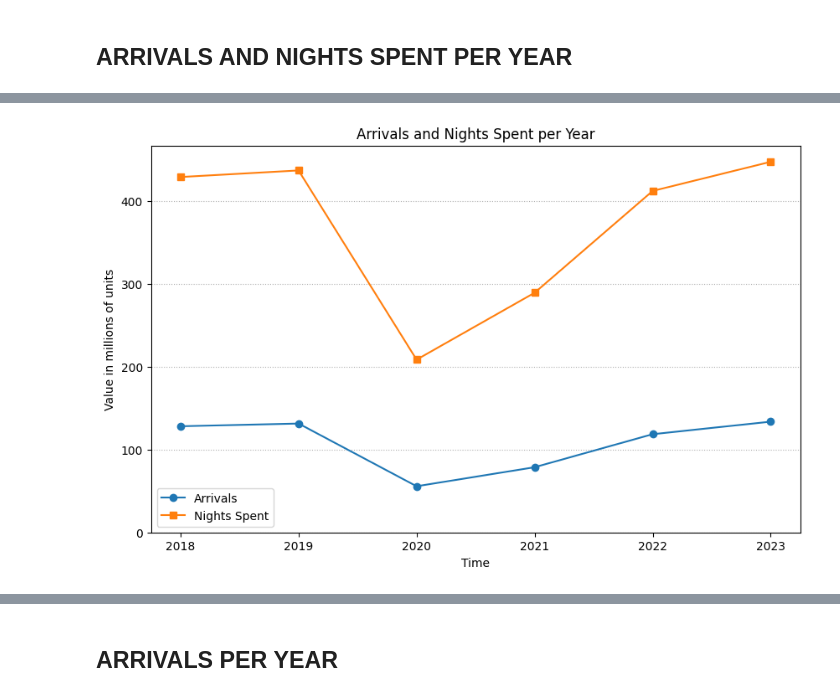
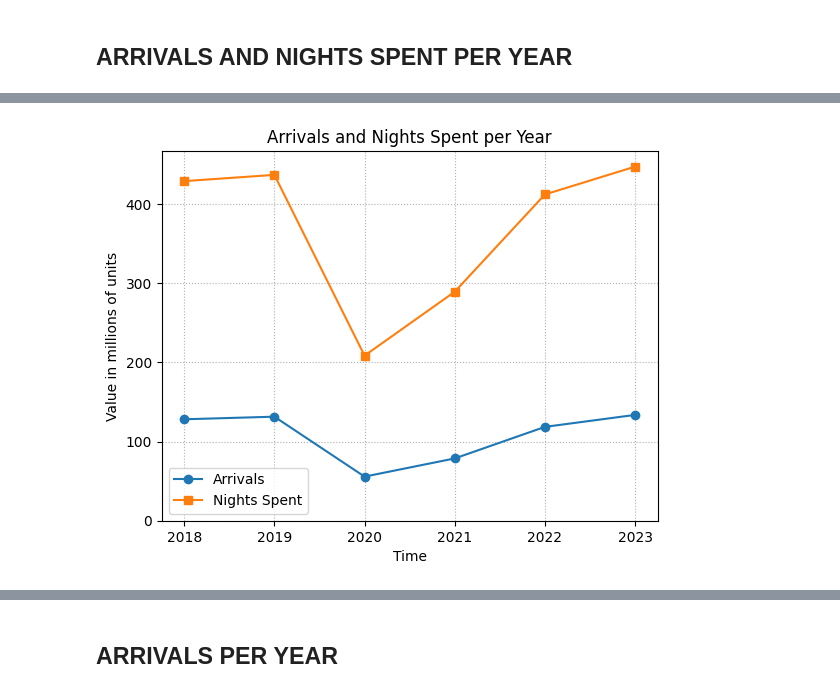
Before and after one commit to T0ls/data-Visualization, a Jupyter notebook: code/index.ipynb, the cells around one changed output, grey strips where cells are left out. Saved outputs shown, nothing was run; the diff lists cells and outputs as text; code cells hidden in the pictures.

Commit message:
feat: new graphs

```diff
--- a/code/index.ipynb
+++ b/code/index.ipynb
@@ -59,21 +74,15 @@ def get_post(d):
 # %%
-fig, ax = plt.subplots(figsize=(10, 6))
-
-# Plotting arrivals
-ax.plot(arrivals.index, arrivals['OBS_VALUE'], 'o-', label='Arrivals')
-
-# Plotting nights spent
-ax.plot(nights_spent.index, nights_spent['OBS_VALUE'], 's-', label='Nights Spent')
+plt.plot(arrivals.index, arrivals['OBS_VALUE'], 'o-', label='Arrivals')
+plt.plot(nights_spent.index, nights_spent['OBS_VALUE'], 's-', label='Nights Spent')
 
 # Adding labels and title
-ax.set_ylabel("Value in millions of units")
-ax.set_xlabel("Time")
-ax.legend()
-ax.set_title("Arrivals and Nights Spent per Year")
-ax.grid(True, axis='y', linestyle=':')
-
-ax.set_ylim(bottom=0)
+plt.ylabel("Value in millions of units")
+plt.xlabel("Time")
+plt.legend()
+plt.title("Arrivals and Nights Spent per Year")
+plt.grid(True, linestyle=':')
+plt.ylim(bottom=0)
 
 plt.show()
 # %% [output]
-[figure, old version]
+[figure, new version]
```
Also changed, not shown: parts of 12 cells of this notebook.
